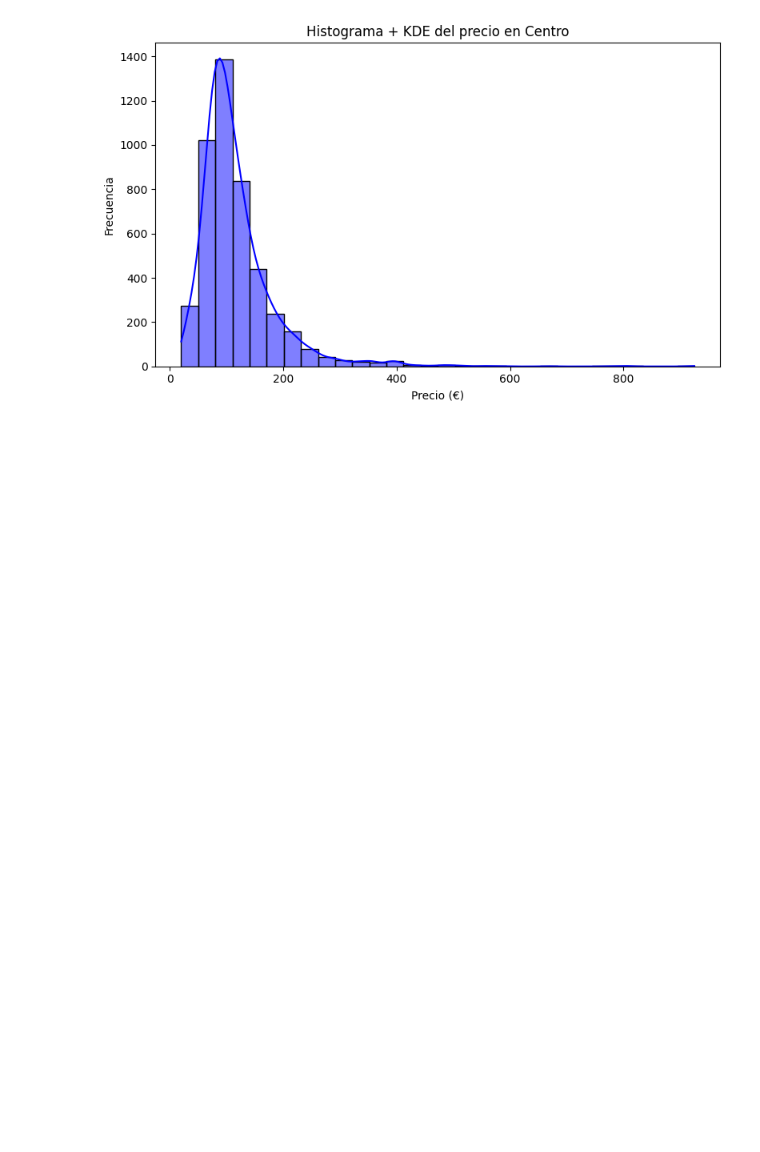
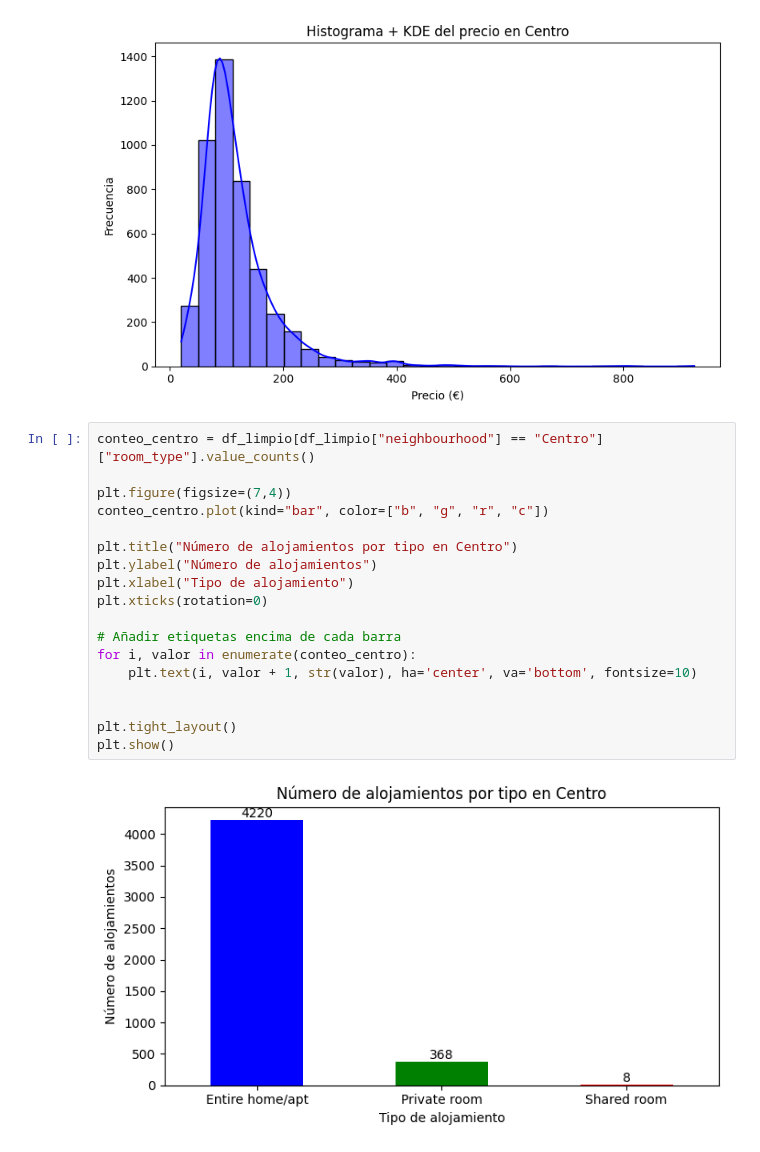
Before and after one commit to MHHsim/Proyect-Break-I, a Jupyter notebook: Pendiente/Hipotesis_1.ipynb, the cells around one changed output. Drawn from its saved outputs; the diff is of its cells as text; blank space fills up the shorter version.

```diff
--- a/Pendiente/Hipotesis_1.ipynb
+++ b/Pendiente/Hipotesis_1.ipynb
@@ -595,3 +339,23 @@ plt.tight_layout()
 plt.show()
 # %% [output]
 [figure]
+# %%
+conteo_centro = df_limpio[df_limpio["neighbourhood"] == "Centro"]["room_type"].value_counts()
+
+plt.figure(figsize=(7,4))
+conteo_centro.plot(kind="bar", color=["b", "g", "r", "c"])
+
+plt.title("Número de alojamientos por tipo en Centro")
+plt.ylabel("Número de alojamientos")
+plt.xlabel("Tipo de alojamiento")
+plt.xticks(rotation=0)
+
+# Añadir etiquetas encima de cada barra
+for i, valor in enumerate(conteo_centro):
+    plt.text(i, valor + 1, str(valor), ha='center', va='bottom', fontsize=10)
+
+
+plt.tight_layout()
+plt.show()
+# %% [output]
+[figure, added]
```
Also changed, not shown: parts of 66 cells of this notebook, 3 other files.
